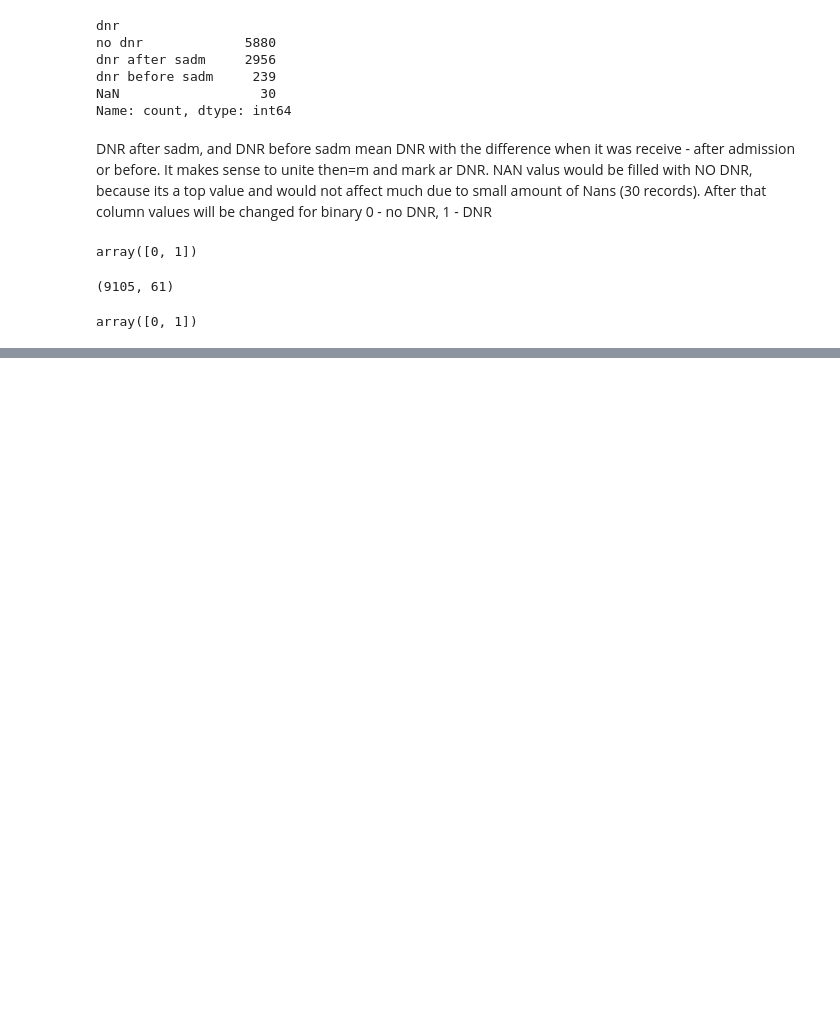
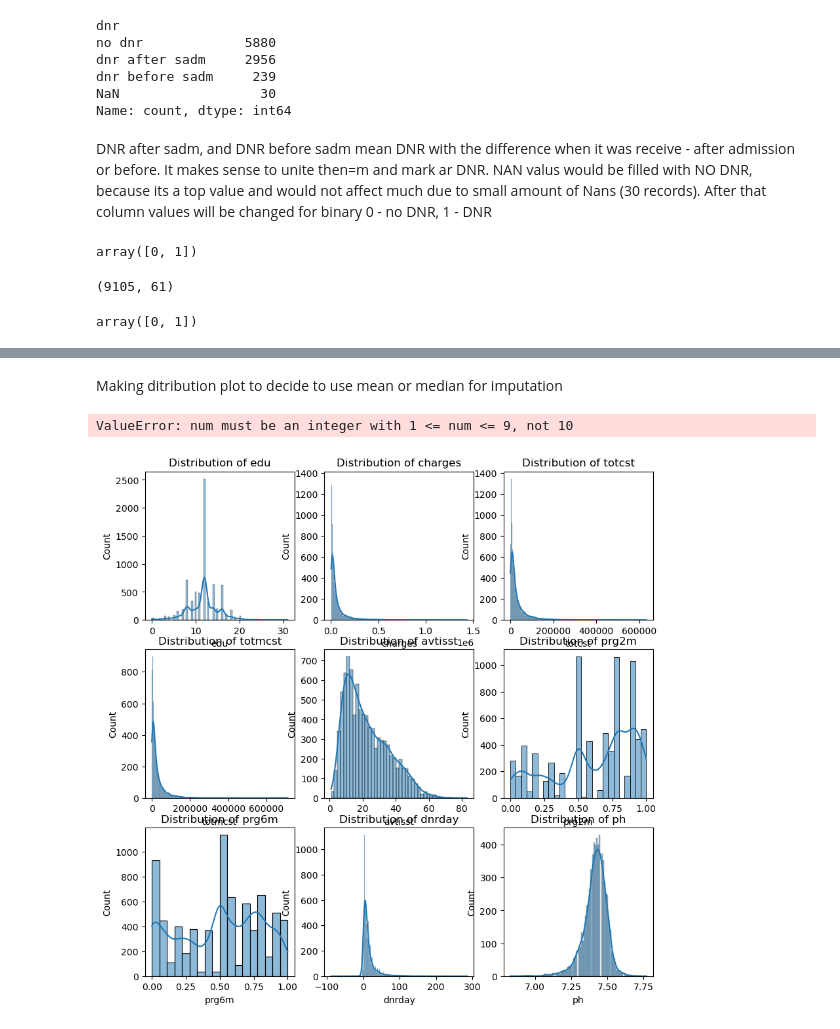
Before and after one commit to kholostovamk/Projects, a Jupyter notebook: ML/data_exploration.ipynb, the cells around one changed output, grey strips where cells are left out. Saved outputs shown, nothing was run; the diff lists cells and outputs as text; code cells hidden in the pictures; blank space fills up the shorter version.

```diff
--- a/ML/data_exploration.ipynb
+++ b/ML/data_exploration.ipynb
@@ -228,0 +240,3 @@ plt.show()
+# %%
+null_counts = df[nulls].isnull().sum()
+null_counts
@@ -228,0 +288,2 @@ plt.show()
+# %%
+df = df.drop([5394,5441])
@@ -228,0 +352,15 @@ plt.show()
+# %%
+#filling columns with recommended values, all except bun
+df['alb'] = df['alb'].fillna(3.5)
+df['pafi'] = df['pafi'].fillna(333.3)
+df['bili'] = df['bili'].fillna(1.01)
+df['crea'] = df['crea'].fillna(1.01)
+df['wblc'] = df['wblc'].fillna(9)
+df['urine'] = df['urine'].fillna(2502)
+
+#bun
+df['bun'] = df['bun'].fillna(df['bun'].median())
+# %%
+nulls =df.columns[df.isnull().any()]
+null_counts = df[nulls].isnull().sum()
+null_counts
@@ -228,0 +381,20 @@ plt.show()
+# %% [markdown]
+Making ditribution plot to decide to use mean or median for imputation
+# %%
+plt.figure(figsize=(10, 10))
+
+#grid for better visualization
+n_rows= 3
+n_cols = 3
+
+# Loop through each column and create a subplot
+for i, column in enumerate(nulls):
+    plt.subplot(n_rows, n_cols, i +1)
+    sns.histplot(df[column], kde=True)  # You can use sns.distplot in older versions of seaborn
+    plt.title(f'Distribution of {column}')
+
+plt.tight_layout()
+plt.show()
+# %% [output]
+ValueError: num must be an integer with 1 <= num <= 9, not 10
+[figure, added]
```
Also changed, not shown: parts of 13 cells of this notebook, 4 other files.
